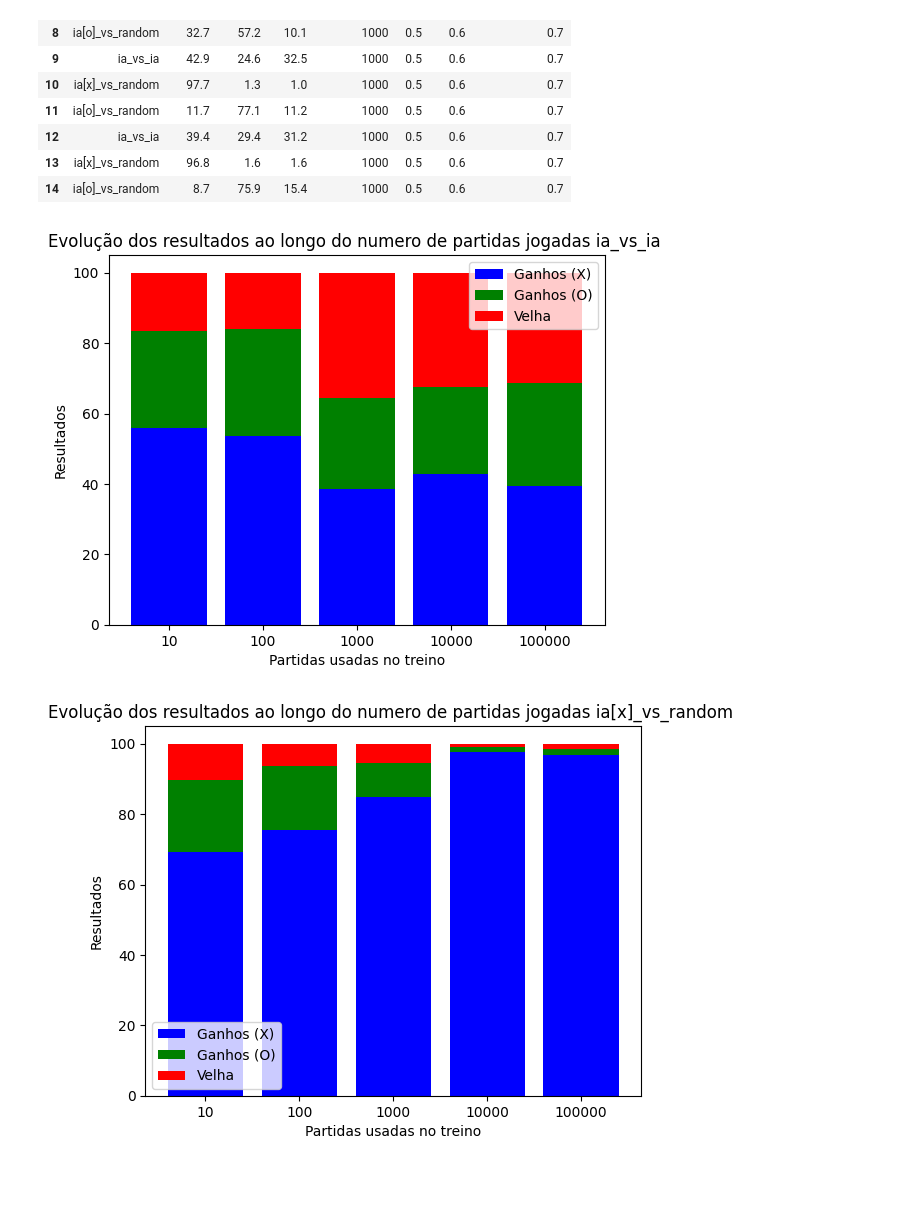
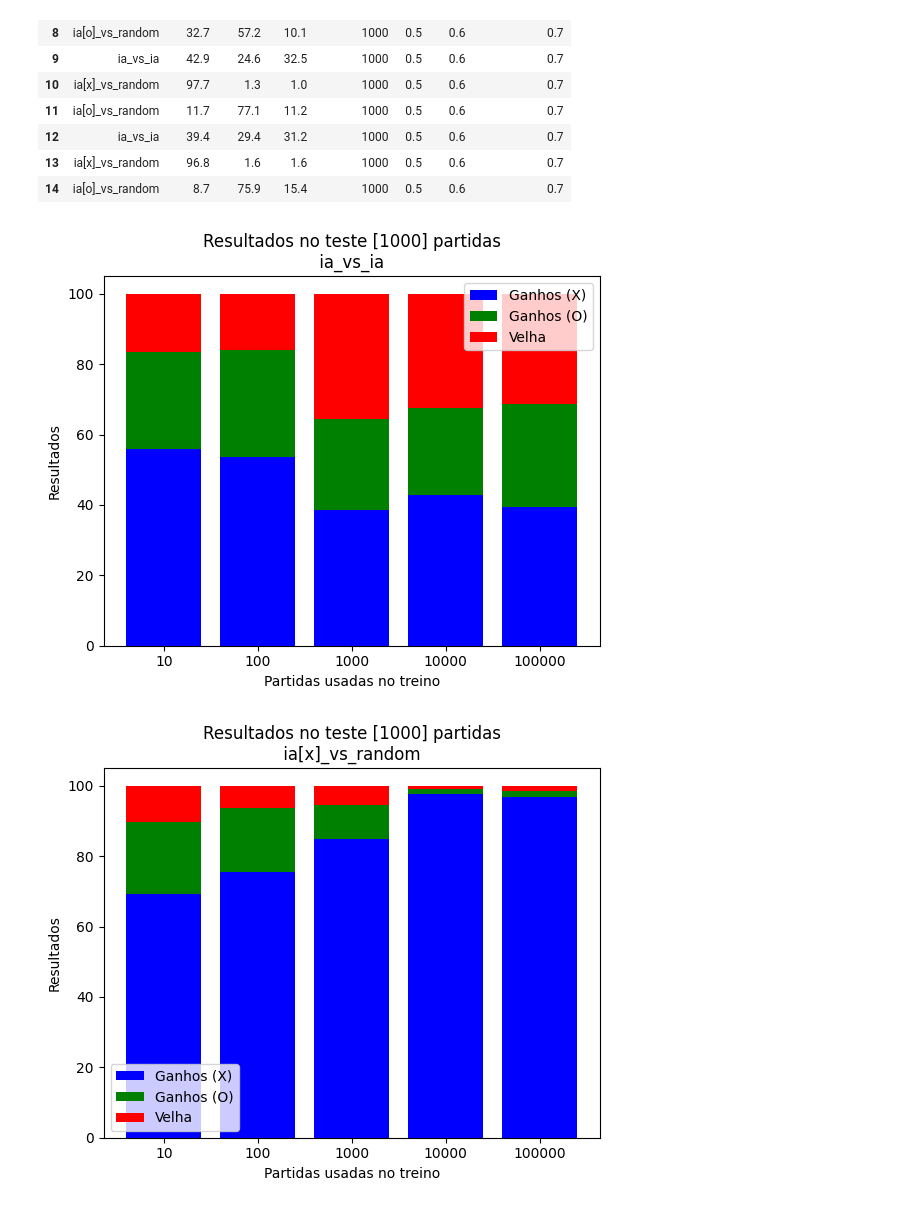
Before and after one commit to Gusreis7/RL_tictac-toe, a Jupyter notebook: analysis.ipynb, the cells around one changed output. Saved outputs shown, nothing was run; the diff lists cells and outputs as text; code cells hidden in the pictures; blank space fills up the shorter version.

```diff
--- a/analysis.ipynb
+++ b/analysis.ipynb
@@ -64,18 +45,18 @@ df_test
 # %%
 for mode in list(df_test['mode'].unique()):
     df_temp = df_test[df_test['mode'] == mode]
     x_temp_wins = df_temp['wins_x'].to_numpy()
     o_temp_wins = df_temp['wins_o'].to_numpy()
     draws_temp = df_temp['draws'].to_numpy()
     rounds_temp = ['10','100','1000','10000','100000']
-    plt.title(f"Evolução dos resultados ao longo do numero de partidas jogadas {mode} ")
+    plt.title(f"Resultados no teste [1000] partidas\n {mode} ")
     plt.bar(rounds_temp,x_temp_wins,color='b')
     plt.bar(rounds_temp,o_temp_wins,bottom=x_temp_wins,color='g')
     plt.bar(rounds_temp,draws_temp,bottom=x_temp_wins+o_temp_wins,color='r')
     plt.xlabel("Partidas usadas no treino")
     plt.ylabel("Resultados")
     plt.legend(["Ganhos (X)", "Ganhos (O)", "Velha"])
     plt.show()
 # %% [output]
-[figure, old version]
+[figure, new version]
-[figure, old version]
+[figure, new version]
```
Also changed, not shown: parts of 2 cells of this notebook, 13 other files.
